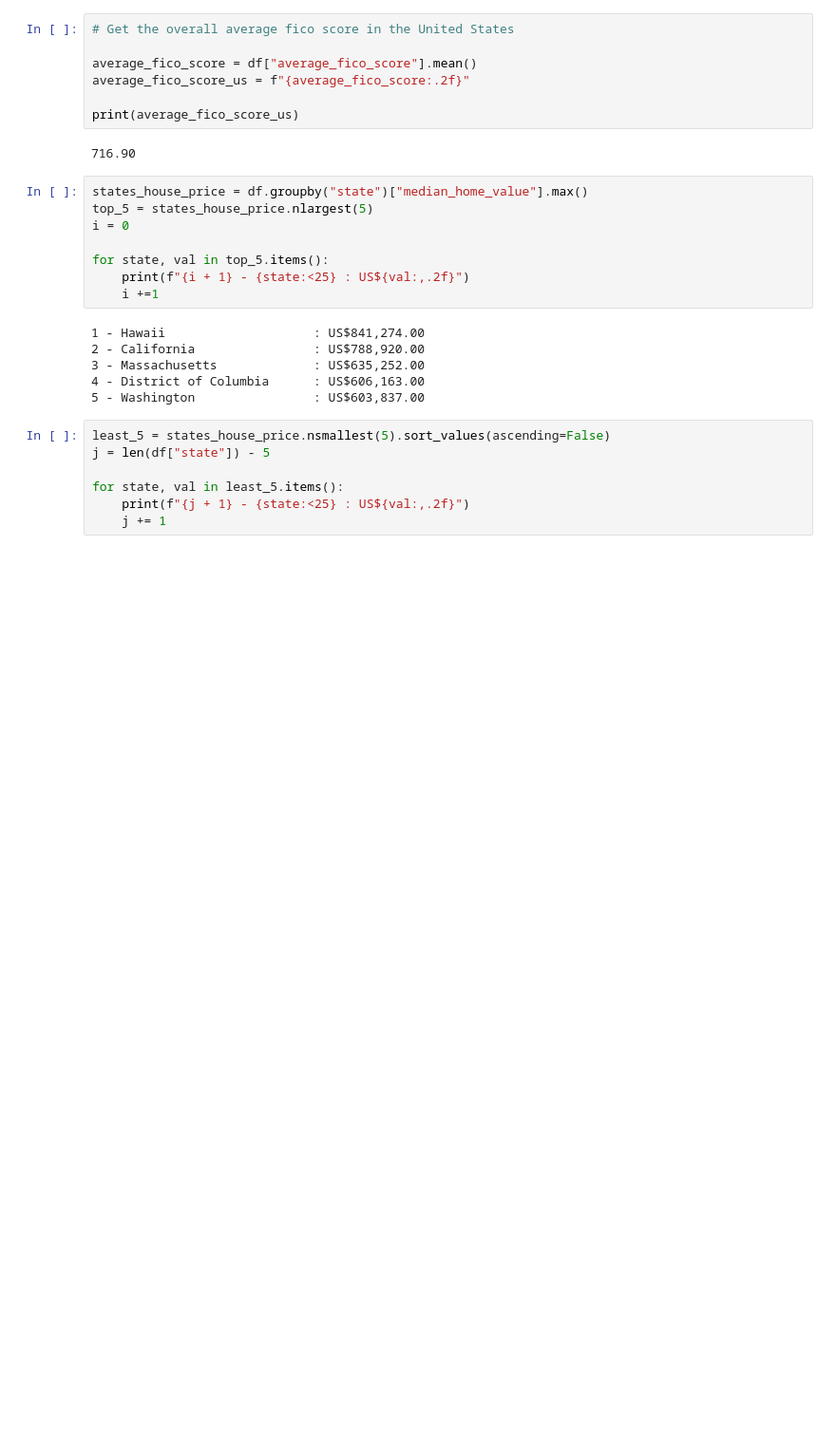
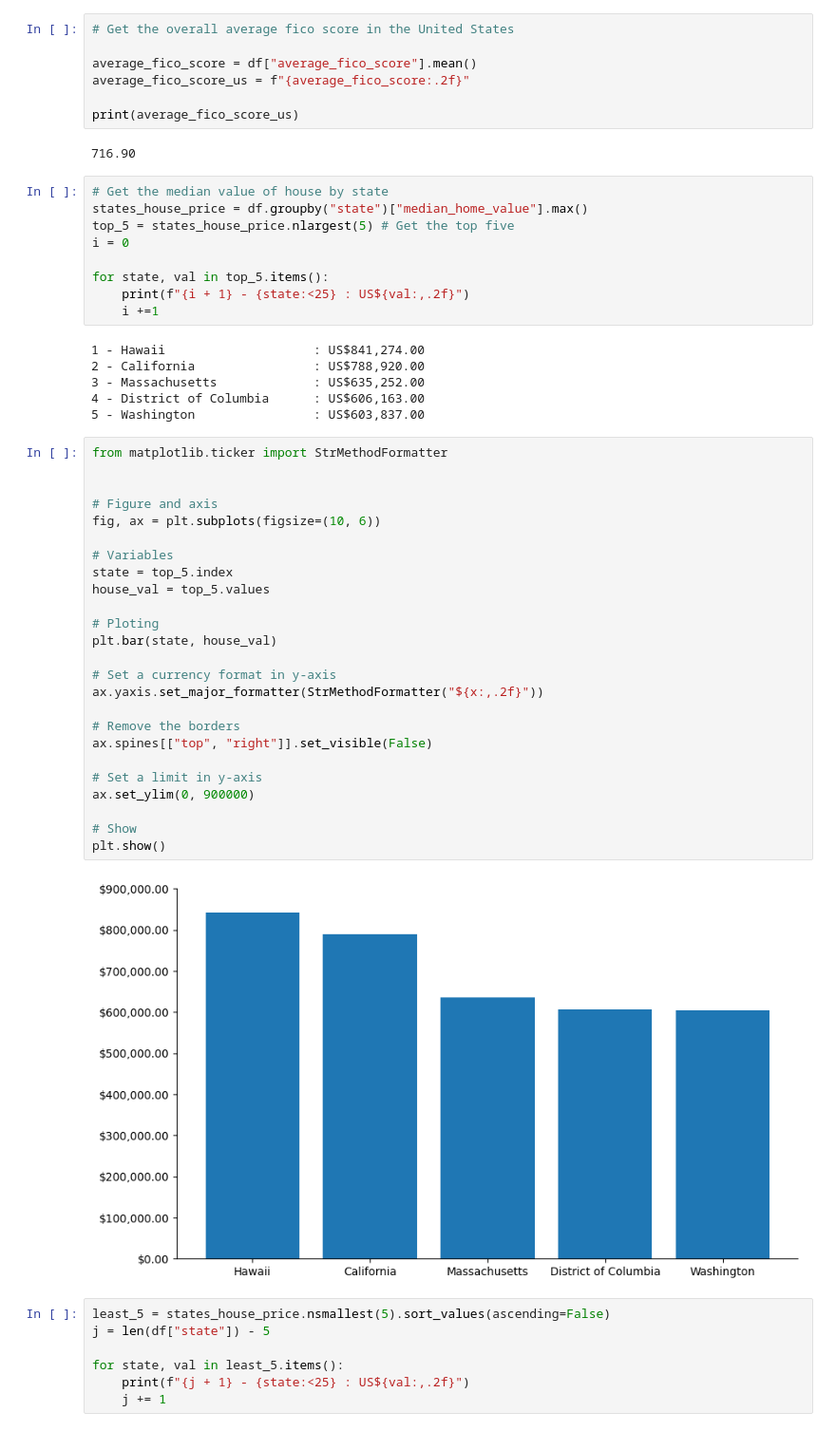
Before and after one commit to Thiago-Nassiben-Freri/cost-benefit-index-by-us-state, a Jupyter notebook: main.ipynb, the cells around one changed output. Shown at 95% size. Saved outputs shown, nothing was run; the diff lists cells and outputs as text; blank space fills up the shorter version.

```diff
--- a/main.ipynb
+++ b/main.ipynb
@@ -52,8 +219,9 @@ print(average_fico_score_us)
 # %% [output]
 716.90
 # %%
+# Get the median value of house by state
 states_house_price = df.groupby("state")["median_home_value"].max()
-top_5 = states_house_price.nlargest(5)
+top_5 = states_house_price.nlargest(5) # Get the top five
 i = 0
 
 for state, val in top_5.items():
@@ -65,6 +233,33 @@ for state, val in top_5.items():
 3 - Massachusetts             : US$635,252.00
 4 - District of Columbia      : US$606,163.00
 5 - Washington                : US$603,837.00
+# %%
+from matplotlib.ticker import StrMethodFormatter
+
+
+# Figure and axis
+fig, ax = plt.subplots(figsize=(10, 6))
+
+# Variables
+state = top_5.index
+house_val = top_5.values
+
+# Ploting
+plt.bar(state, house_val)
+
+# Set a currency format in y-axis
+ax.yaxis.set_major_formatter(StrMethodFormatter("${x:,.2f}"))
+
+# Remove the borders
+ax.spines[["top", "right"]].set_visible(False)
+
+# Set a limit in y-axis
+ax.set_ylim(0, 900000)
+
+# Show
+plt.show()
+# %% [output]
+[figure, added]
 # %%
 least_5 = states_house_price.nsmallest(5).sort_values(ascending=False)
 j = len(df["state"]) - 5
```
Also changed, not shown: parts of 26 cells of this notebook.
